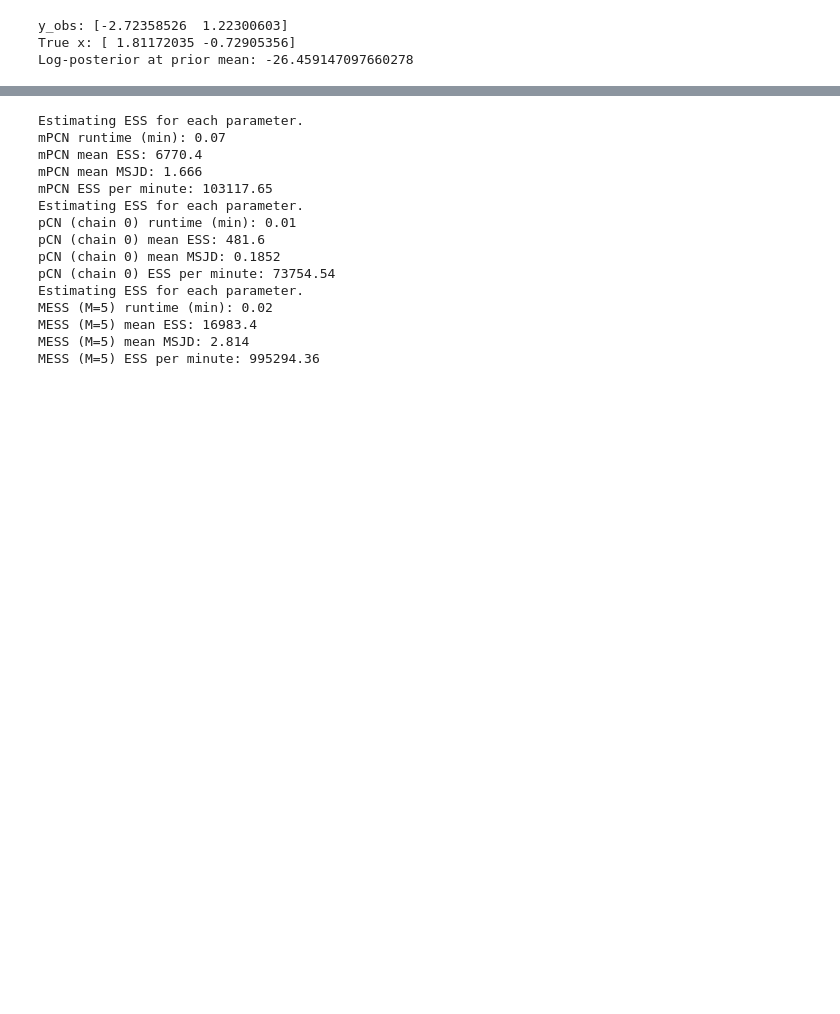
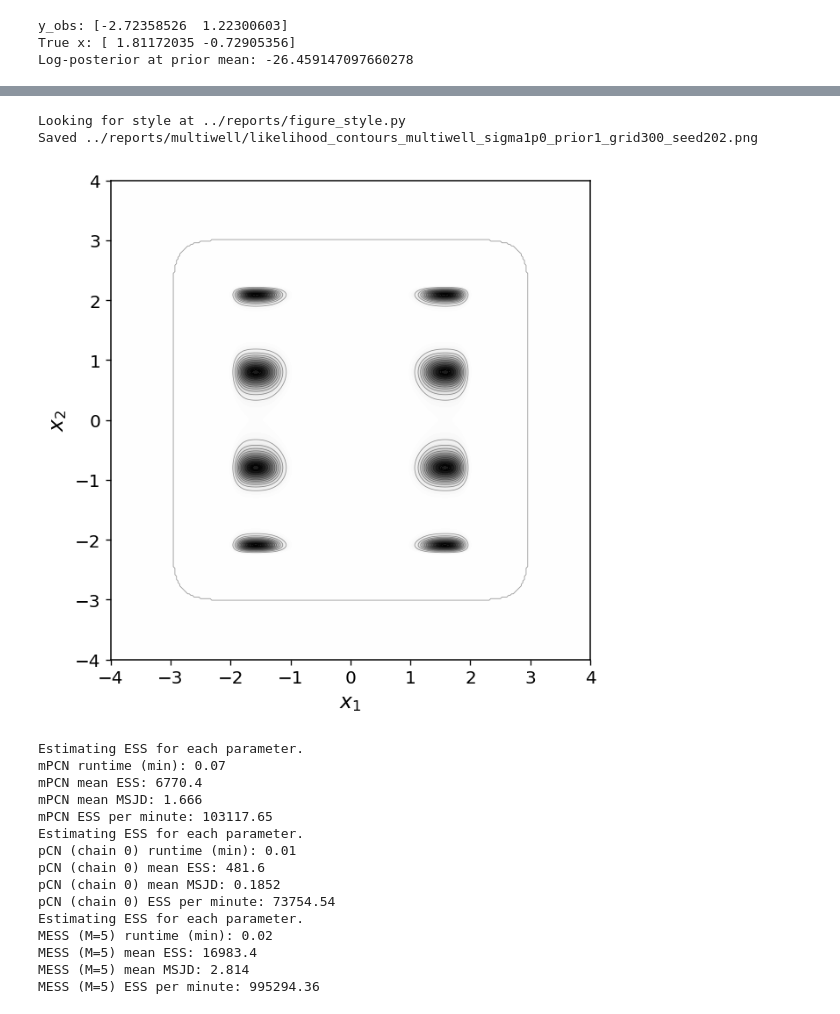
Before and after one commit to guillerminasenn/multiproposal-internal, a Jupyter notebook: notebooks/02_toy_multiwell_mpcn.ipynb, the cells around one changed output, grey strips where cells are left out. Drawn from its saved outputs; the diff is of its cells as text; code cells hidden in the pictures; blank space fills up the shorter version.

Commit message:
created latex and pub quality lik contour plots for mwell and pt

```diff
--- a/notebooks/02_toy_multiwell_mpcn.ipynb
+++ b/notebooks/02_toy_multiwell_mpcn.ipynb
@@ -315,3 +366,59 @@ MESS runtime (sec): 1.02
+# %%
+# Publication-quality likelihood contours (multiwell)
+import sys
+# from pathlib import Path
+
+reports_root = Path("../reports")
+reports_root.mkdir(parents=True, exist_ok=True)
+fig_dir = reports_root / "multiwell"
+fig_dir.mkdir(parents=True, exist_ok=True)
+
+style_path = reports_root / "figure_style.py"
+print(f"Looking for style at {style_path}")
+if style_path.exists() and str(reports_root) not in sys.path:
+    sys.path.insert(0, str(reports_root))
+try:
+    from figure_style import apply_pub_style
+    apply_pub_style()
+except Exception:
+    print("Could not apply publication style (figure_style.py). Proceeding with default matplotlib style.")
+    pass
+
+grid_min = -4.0
+grid_max = 4.0
+grid_n = 300
+grid = np.linspace(grid_min, grid_max, grid_n)
+X1, X2 = np.meshgrid(grid, grid)
+log_like = np.zeros_like(X1)
+for i in range(X1.shape[0]):
+    for j in range(X1.shape[1]):
+        x_grid = np.array([X1[i, j], X2[i, j]])
+        log_like[i, j] = log_likelihood_16polynomic(x_grid, y_obs, sigma=sigma_noise)
+log_like -= log_like.max()
+like = np.exp(log_like)
+
+fig, ax = plt.subplots(1, 1, figsize=(6.5, 5.2), constrained_layout=True)
+levels_fill = 50
+levels_line = 14
+ax.contourf(X1, X2, like, levels=levels_fill, cmap="Grays", alpha=0.9)
+ax.contour(X1, X2, like, levels=levels_line, colors="black", linewidths=0.5, alpha=0.4)
+ax.set_aspect("equal", adjustable="box")
+ax.set_xlabel(r"$x_1$")
+ax.set_ylabel(r"$x_2$")
+# ax.set_title("Multiwell likelihood contours")
+
+def _fmt(val):
+    return str(val).replace(".", "p")
+
+config_tag = f"sigma{_fmt(sigma_noise)}_prior{_fmt(prior_std)}_grid{grid_n}_seed{seed_mcmc}"
+fig_path = fig_dir / f"likelihood_contours_multiwell_{config_tag}.png"
+fig.savefig(fig_path, bbox_inches="tight")
+print(f"Saved {fig_path}")
+plt.show()
+# %% [output]
+Looking for style at ../reports/figure_style.py
+Saved ../reports/multiwell/likelihood_contours_multiwell_sigma1p0_prior1_grid300_seed202.png
+[figure, added]
 # %%
 # Runtime + ESS/MSJD per minute
 burn_in_metric = 500
```
Also changed, not shown: parts of 6 cells of this notebook, 2 other files.
